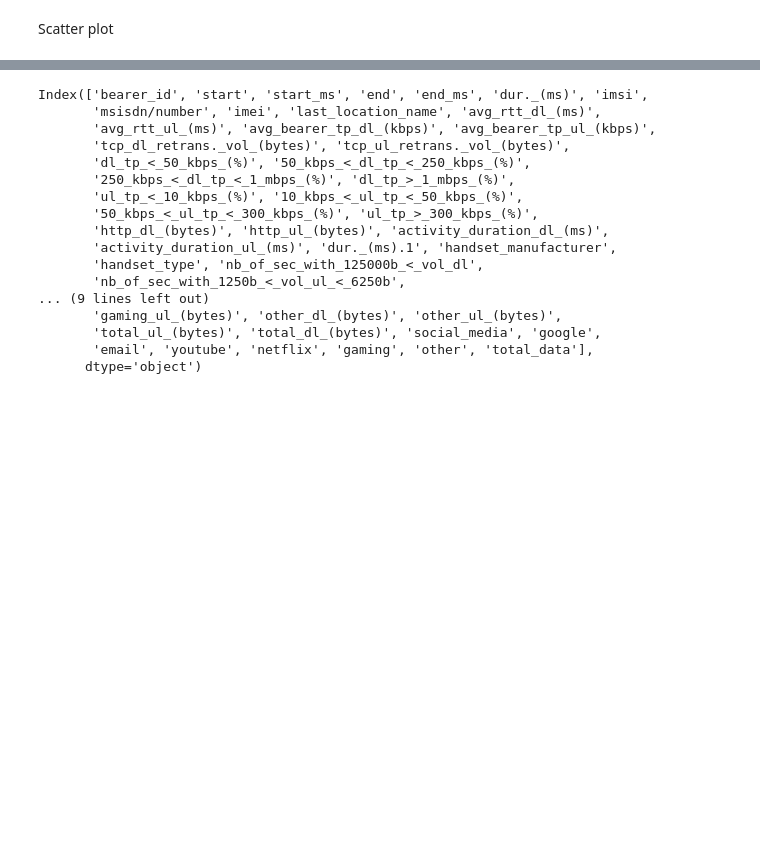
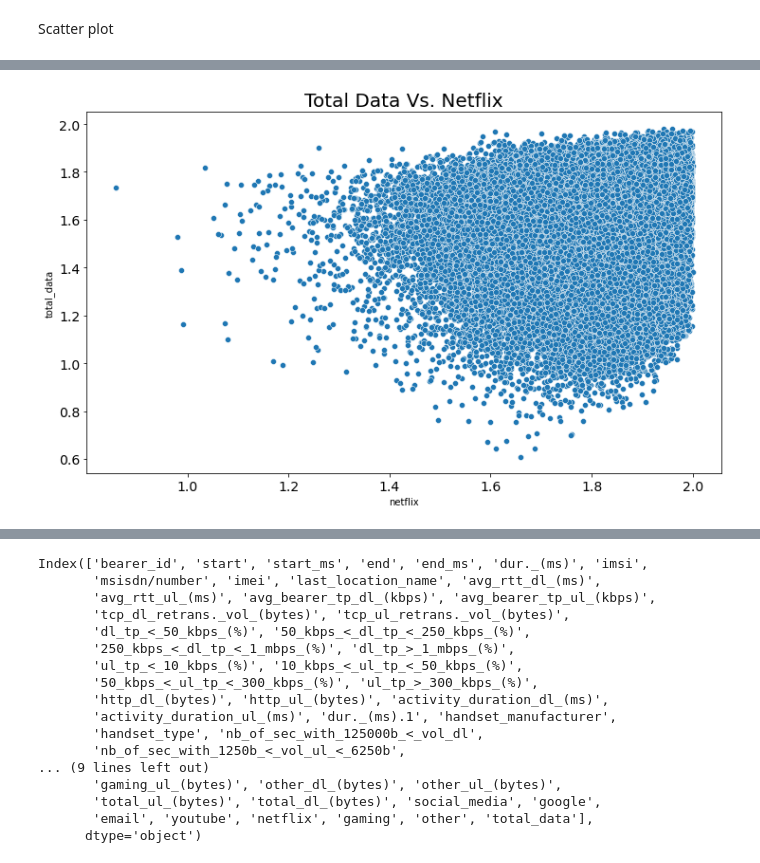
Before and after one commit to jedisam/Telecom-Data-Analysis, a Jupyter notebook: notebooks/userOverview.ipynb, the cells around one changed output, grey strips where cells are left out. Cells and saved outputs as stored; diff of their text form; code cells hidden in the pictures; blank space fills up the shorter version.

```diff
--- a/notebooks/userOverview.ipynb
+++ b/notebooks/userOverview.ipynb
@@ -838,0 +844,5 @@ pl.plot_scatter(df, df['dur._(ms)'], df['youtube'], 'Content Duration Vs. Google
+# %%
+#  Scatter plot between total_data and netflix application
+pl.plot_scatter(df, df['netflix'], df['total_data'], 'Total Data Vs. Netflix', None, None)
+# %% [output]
+[figure, added]
```
Also changed, not shown: parts of 37 cells of this notebook, 4 other files.
